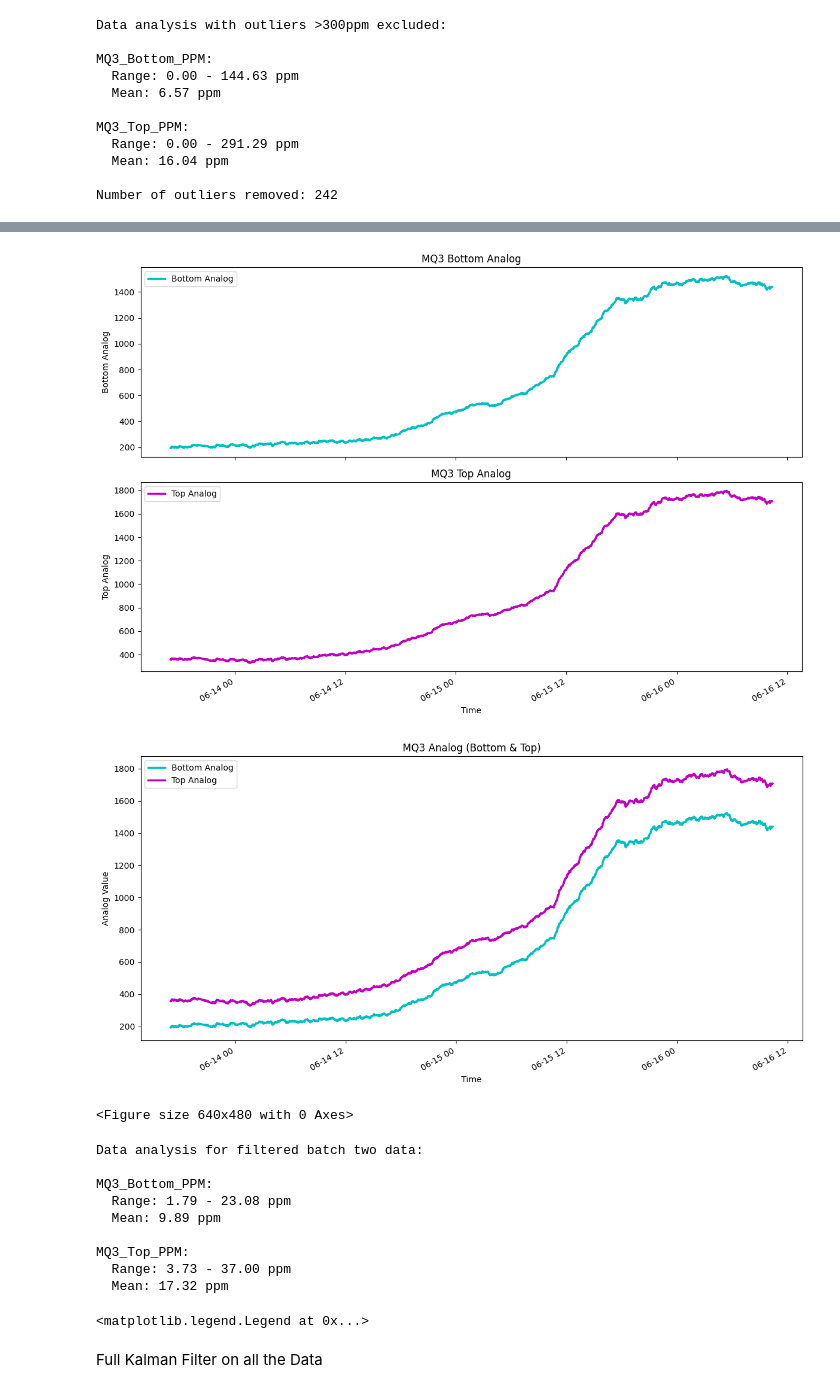
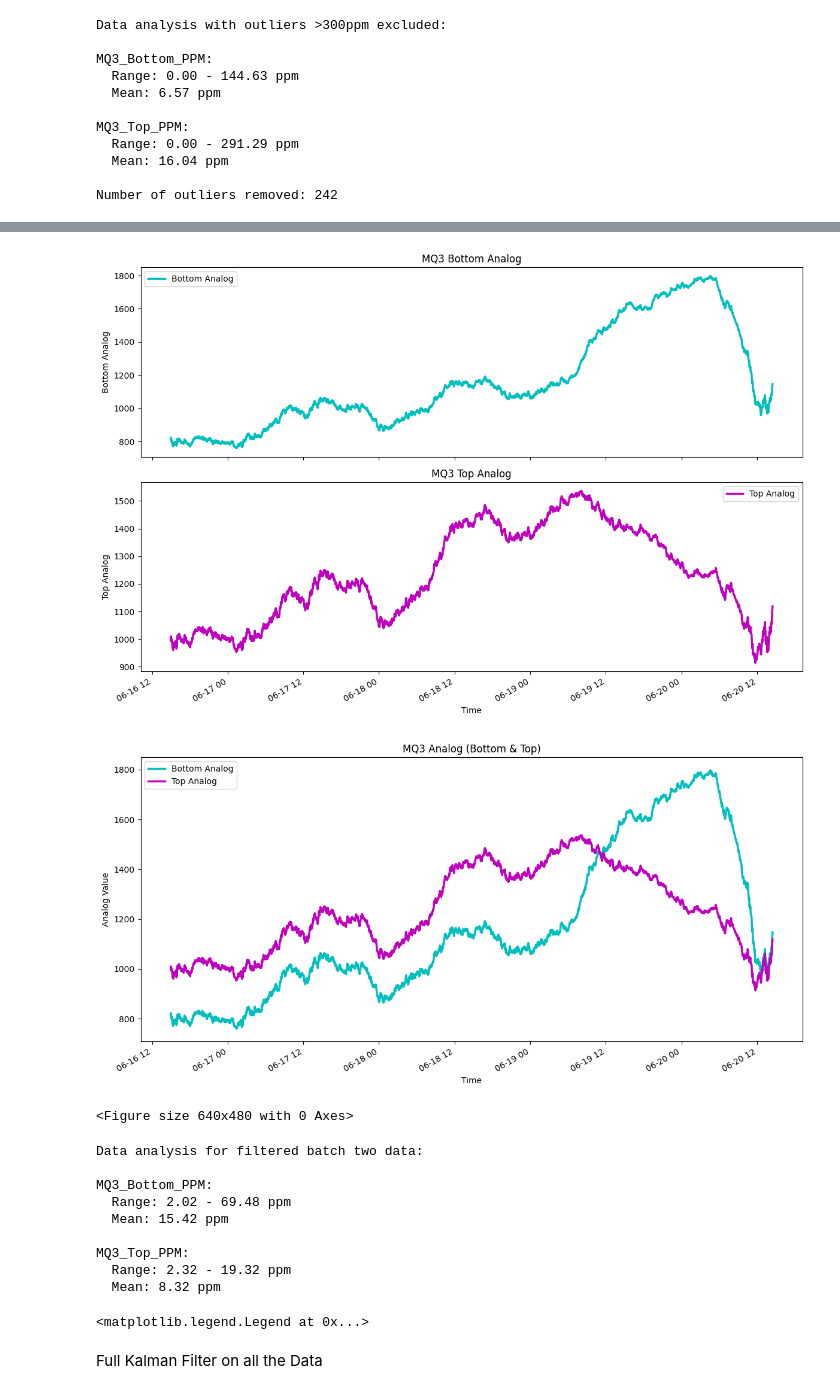
Before and after one commit to Ciaranm1999/E-Nose, a Jupyter notebook: Data_Filtering_Plotting.ipynb, the cells around one changed output, grey strips where cells are left out. Drawn from its saved outputs; the diff is of its cells as text; code cells hidden in the pictures.

Commit message:
Running of code all code with second batch data and reorganising data file pathing in those files.

```diff
--- a/Data_Filtering_Plotting.ipynb
+++ b/Data_Filtering_Plotting.ipynb
@@ -10,7 +10,7 @@ import numpy as np
 
 # Read the CSV file
 # The file has two columns: timestamp and a JSON string containing sensor data
-df_raw = pd.read_csv(r'Filter_CSV_Data\Data\batch_one\batch_one_data.csv', header=None, names=['timestamp', 'json_data'])
+df_raw = pd.read_csv(r'Filter_CSV_Data\Data\batch_one\raw_data.csv', header=None, names=['timestamp', 'json_data'])
 
 # Parse the JSON strings in the second column
 # First, we'll create a function to parse each JSON string
@@ -308,7 +308,7 @@ Number of outliers removed: 242
 # Read the filtered data from the CSV file
 import pandas as pd
 
-df_filtered = pd.read_csv('Filter_CSV_Data/Data/batch_one/batch_one_complete.csv', parse_dates=['Timestamp'])
+df_filtered = pd.read_csv('Filter_CSV_Data/Data/batch_two/complete_data.csv', parse_dates=['Timestamp'])
 
 # 3. Create simple plots focusing only on trend lines
 fig, axes = plt.subplots(3, 1, figsize=(12, 12), sharex=True)
@@ -411,15 +411,15 @@ ax1.legend(lines1 + lines2, labels1 + labels2, loc='upper right')
-[figure, old version]
+[figure, new version]
-[figure, old version]
+[figure, new version]
 <Figure size 640x480 with 0 Axes>
 Data analysis for filtered batch two data:
 
 MQ3_Bottom_PPM:
-  Range: 1.79 - 23.08 ppm
-  Mean: 9.89 ppm
+  Range: 2.02 - 69.48 ppm
+  Mean: 15.42 ppm
 
 MQ3_Top_PPM:
-  Range: 3.73 - 37.00 ppm
-  Mean: 17.32 ppm
+  Range: 2.32 - 19.32 ppm
+  Mean: 8.32 ppm
 <matplotlib.legend.Legend at 0x...>
 # %% [markdown]
 Full Kalman Filter on all the Data
```
Also changed, not shown: parts of 5 cells of this notebook, 15 other files.
